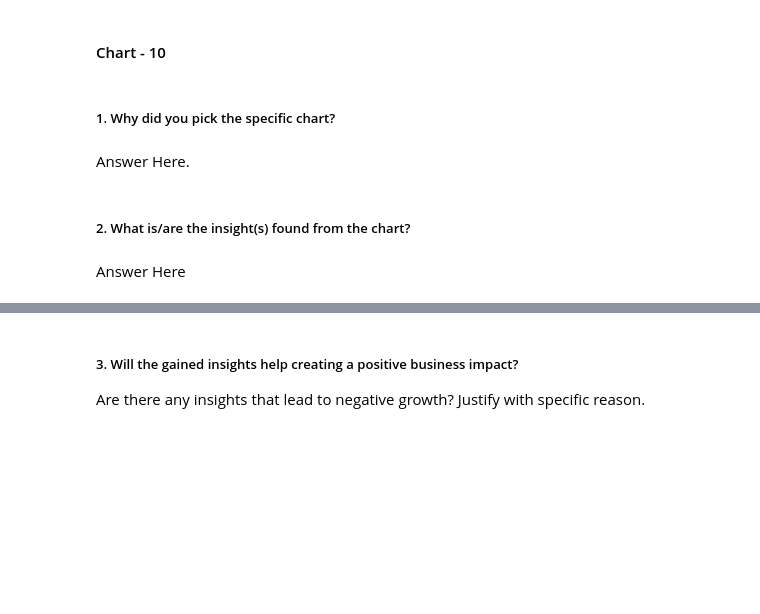
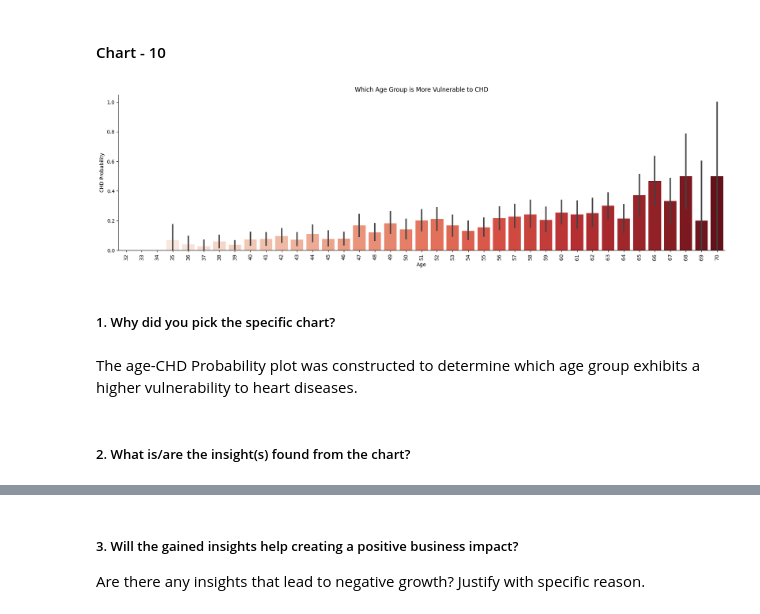
Before and after one commit to DevanshA2511/Devanshs_Cardiovascular_Risk_Prediction, a Jupyter notebook: Devansh's_Cardiovascular_Risk_Prediction_ML_Project.ipynb, the cells around one changed output, grey strips where cells are left out. Drawn from its saved outputs; the diff is of its cells as text; code cells hidden in the pictures; blank space fills up the shorter version.

```diff
--- a/Devansh's_Cardiovascular_Risk_Prediction_ML_Project.ipynb
+++ b/Devansh's_Cardiovascular_Risk_Prediction_ML_Project.ipynb
@@ -681,8 +701,24 @@ Answer Here
+# %%
+# Chart - 10 visualization code
+# Creating a categorical plot using catplot
+g = sns.catplot(x='age', y='TenYearCHD', kind='bar', data=df, palette='Reds', aspect=3.5)
+
+# Setting labels for the x-axis and y-axis
+g.set_axis_labels('Age', 'CHD Probability')
+
+# Setting a title for the plot
+plt.title("Which Age Group is More Vulnerable to CHD")
+
+#Rotating x-axis labels for better readability
+plt.xticks(rotation=90)
+
+# Displaying the plot
+plt.show()
+# %% [output]
+[figure, added]
 # %% [markdown]
 ##### 1. Why did you pick the specific chart?
-# %% [markdown]
-Answer Here.
+# %% [markdown]
+The age-CHD Probability plot was constructed to determine which age group exhibits a higher vulnerability to heart diseases.
 # %% [markdown]
 ##### 2. What is/are the insight(s) found from the chart?
-# %% [markdown]
-Answer Here
```
Also changed, not shown: parts of 31 cells of this notebook.
